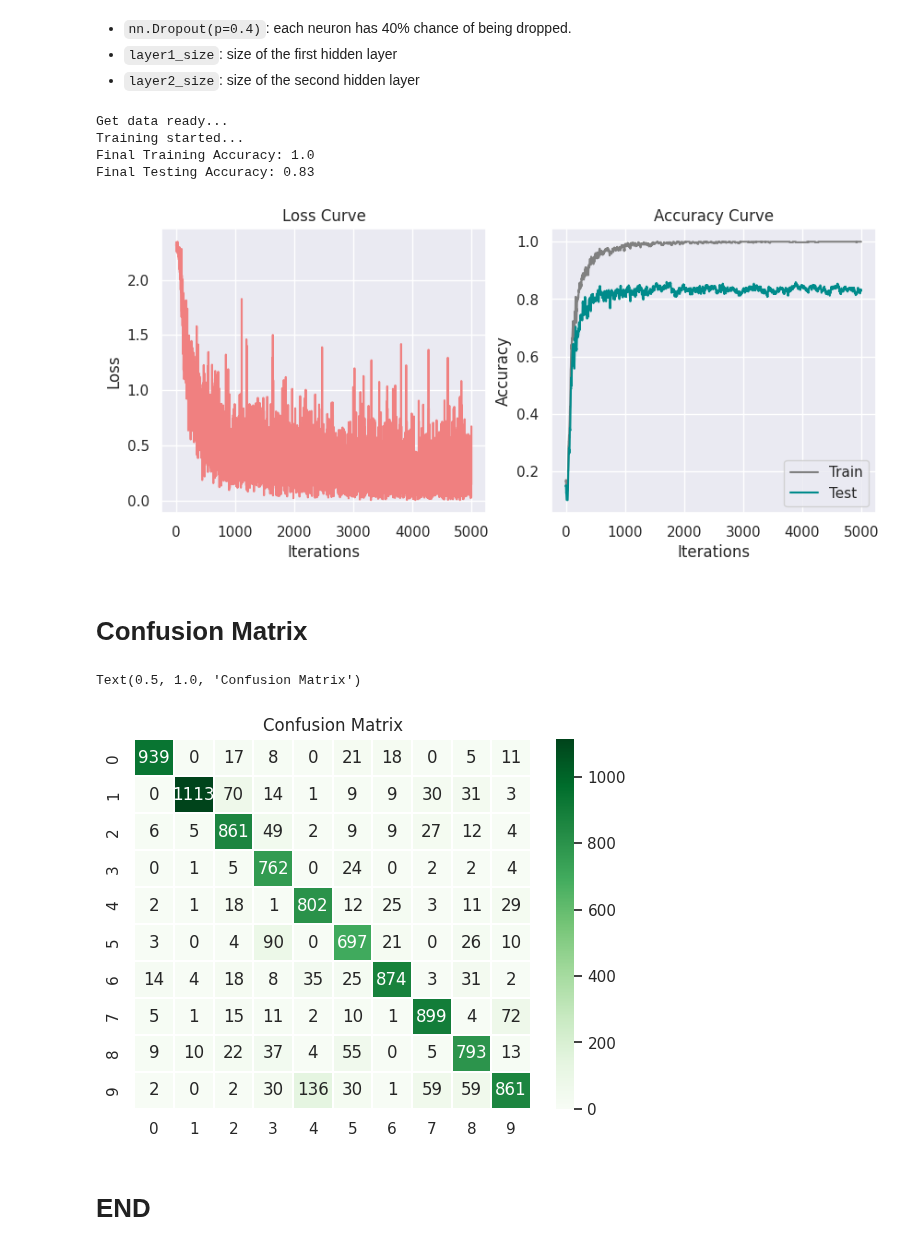
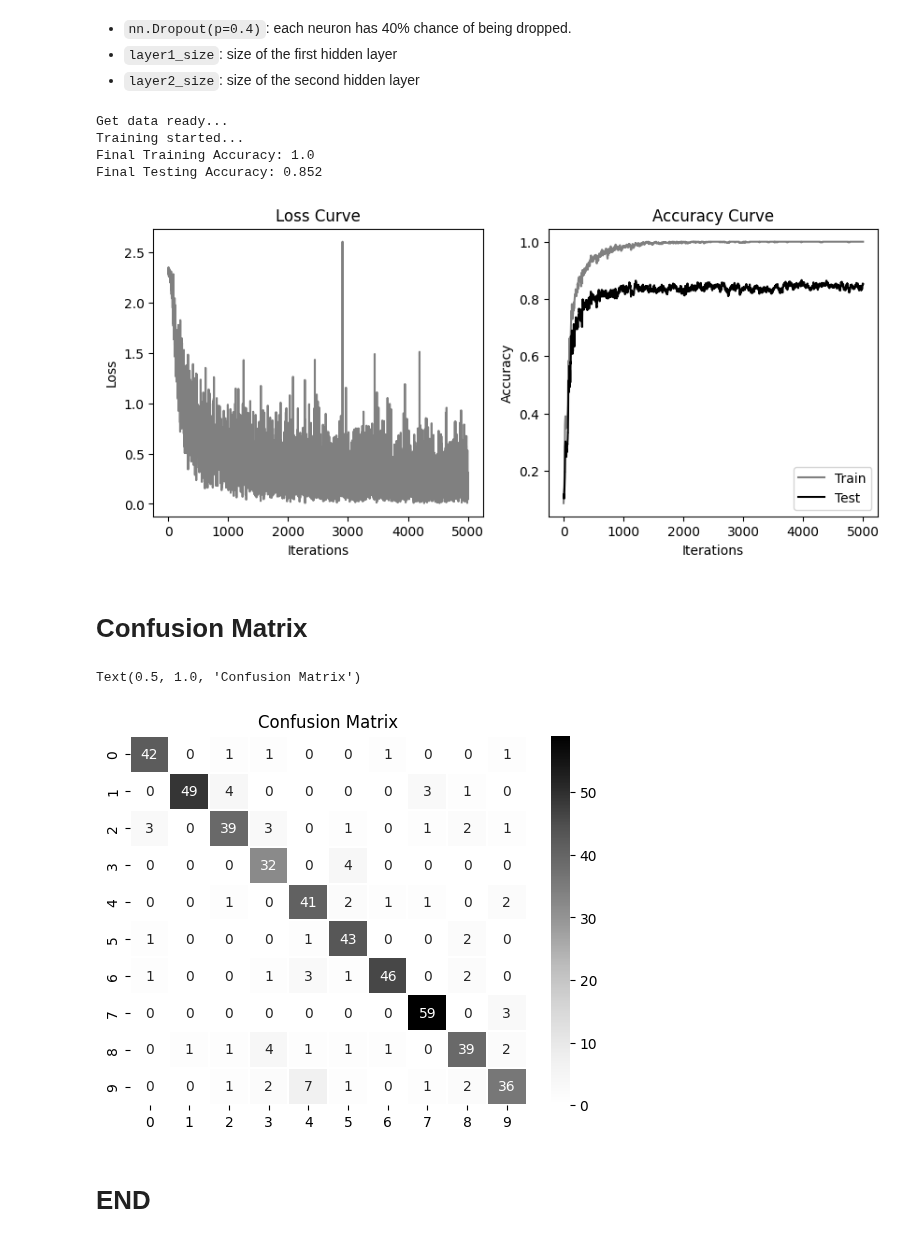
Before and after one commit to mohamedyosef101/learning_area, a Jupyter notebook: PyTorch/01_vanilla_nn.ipynb, the cells around one changed output. Saved outputs shown, nothing was run; the diff lists cells and outputs as text; code cells hidden in the pictures.

```diff
--- a/PyTorch/01_vanilla_nn.ipynb
+++ b/PyTorch/01_vanilla_nn.ipynb
@@ -17,8 +17,12 @@ import numpy as np
 import matplotlib.pyplot as plt
 import seaborn as sns
 import sklearn.metrics as metrics
+import random
+import os
 
-sns.set()
+# ignore warnings
+import warnings
+warnings.filterwarnings('ignore')
 
 device = torch.device('cuda' if torch.cuda.is_available() else 'cpu')
 print("Available device:", device)
@@ -333,15 +350,15 @@ def train_network(model, train_data, test_data, batchSize=20,
     # Plot 1 -> Loss
     plt.subplot(1, 2, 1)
     plt.title("Loss Curve")
-    plt.plot(iterations, losses, label="Train", color='#F08080')
+    plt.plot(iterations, losses, label="Train", color='gray')
     plt.xlabel('Iterations')
     plt.ylabel("Loss")
 
     # plot 2 -> Accuracy
     plt.subplot(1, 2, 2)
     plt.title("Accuracy Curve")
-    plt.plot(iterations, train_acc, label="Train", color='#808080')
-    plt.plot(iterations, test_acc, label="Test", color='#008B8B')
+    plt.plot(iterations, train_acc, label="Train", color='gray')
+    plt.plot(iterations, test_acc, label="Test", color='black')
     plt.xlabel("Iterations")
     plt.ylabel("Accuracy")
 
@@ -471,34 +488,34 @@ train_network(model_improved, mnist_train, mnist_test, num_epochs=200)
 Get data ready...
 Training started...
 Final Training Accuracy: 1.0
-Final Testing Accuracy: 0.83
+Final Testing Accuracy: 0.852
-[figure, old version]
+[figure, new version]
 # %% [markdown]
 # Confusion Matrix
 # %%
 def confusion_matrix(model, test_data):
   torch.no_grad() # disable gradient computing
   model.eval()
 
   preds, actuals = [], []
 
-  for image, label in test:
+  for image, label in test_data:
     image = image.unsqueeze(0) # add 1 dimension for batching
-    out = model_improved(image)
+    out = model(image)
 
     pred = torch.max(out, dim=1)[1].item()
     preds.append(pred)
     actuals.append(label)
 
   return metrics.confusion_matrix(preds, actuals)
 
 
 # get the plot
 sns.heatmap(confusion_matrix(model_improved, mnist_test), linewidths=0.1,
-            annot=True, fmt='g', cmap='Greens')
+            annot=True, fmt='g', cmap='Greys')
 plt.title('Confusion Matrix')
 # %% [output]
 Text(0.5, 1.0, 'Confusion Matrix')
-[figure, old version]
+[figure, new version]
 # %% [markdown]
 # END
```
Also changed, not shown: parts of 10 cells of this notebook.
